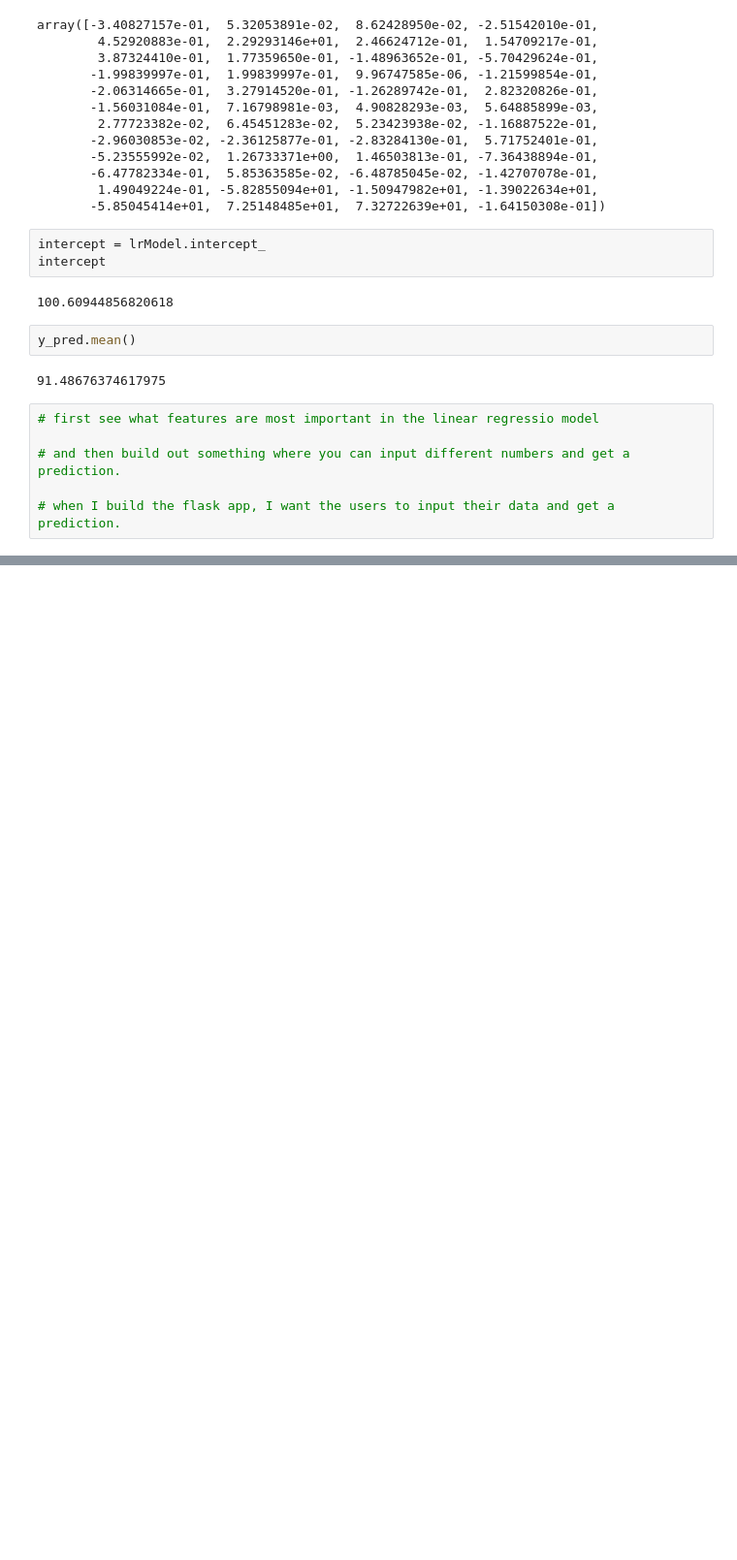
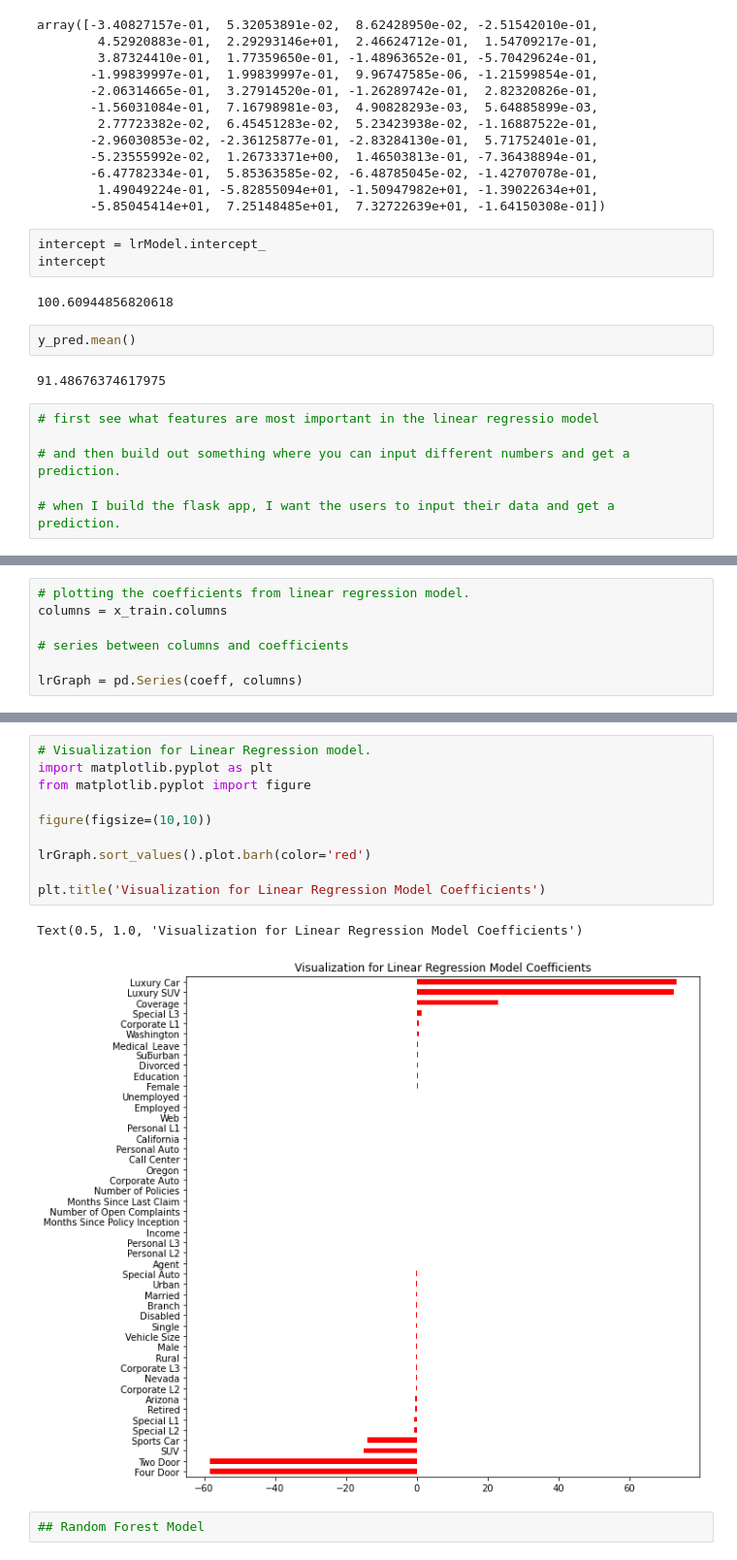
Before and after one commit to EvidenceN/Insurance_premium_prediction, a Jupyter notebook: model/premium.ipynb, the cells around one changed output, grey strips where cells are left out. Shown at 97% size. Drawn from its saved outputs; the diff is of its cells as text; blank space fills up the shorter version.

```diff
--- a/model/premium.ipynb
+++ b/model/premium.ipynb
@@ -1292,0 +1309,7 @@ y_pred.mean()
+# %%
+# plotting the coefficients from linear regression model.
+columns = x_train.columns
+
+# series between columns and coefficients
+
+lrGraph = pd.Series(coeff, columns)
@@ -1292,0 +1336,15 @@ y_pred.mean()
+# %%
+# Visualization for Linear Regression model.
+import matplotlib.pyplot as plt
+from matplotlib.pyplot import figure
+
+figure(figsize=(10,10))
+
+lrGraph.sort_values().plot.barh(color='red')
+
+plt.title('Visualization for Linear Regression Model Coefficients')
+# %% [output]
+Text(0.5, 1.0, 'Visualization for Linear Regression Model Coefficients')
+[figure, added]
+# %%
+## Random Forest Model
```
Also changed, not shown: parts of 8 cells of this notebook.
